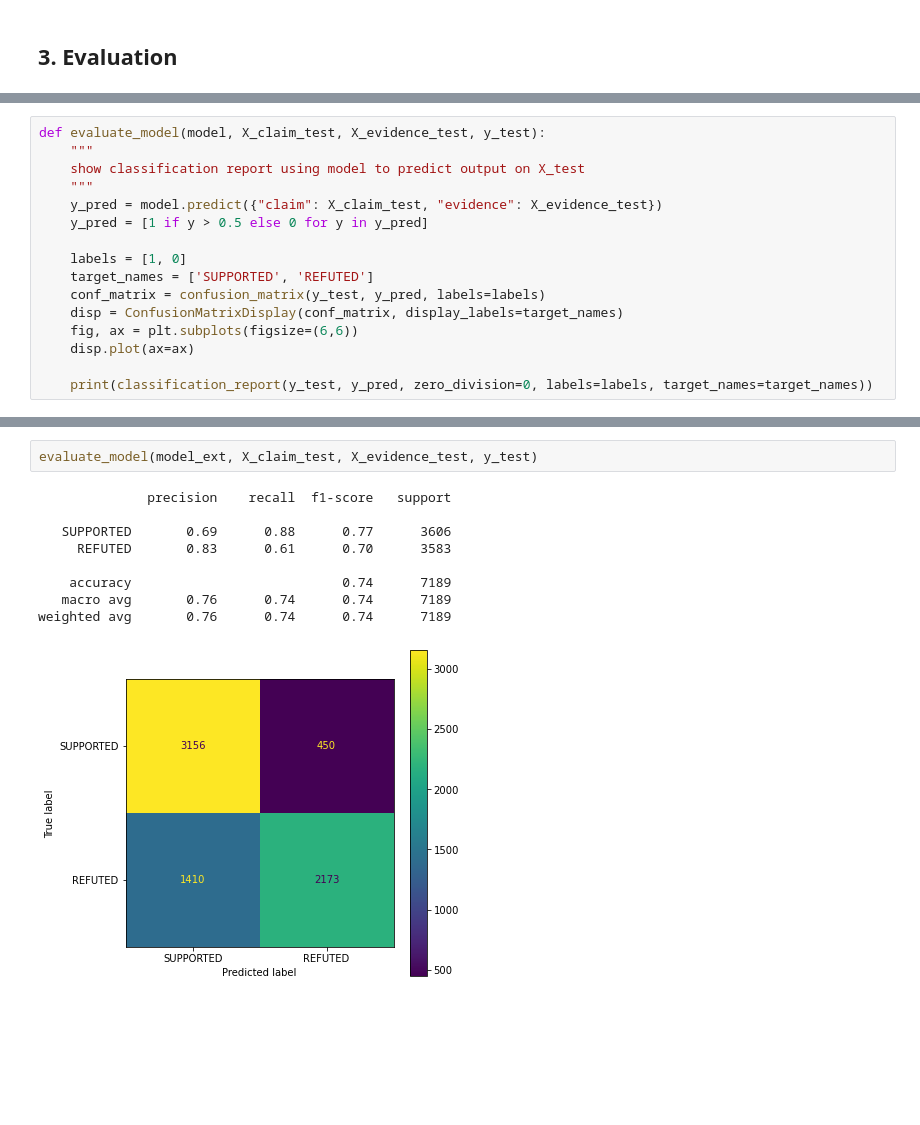
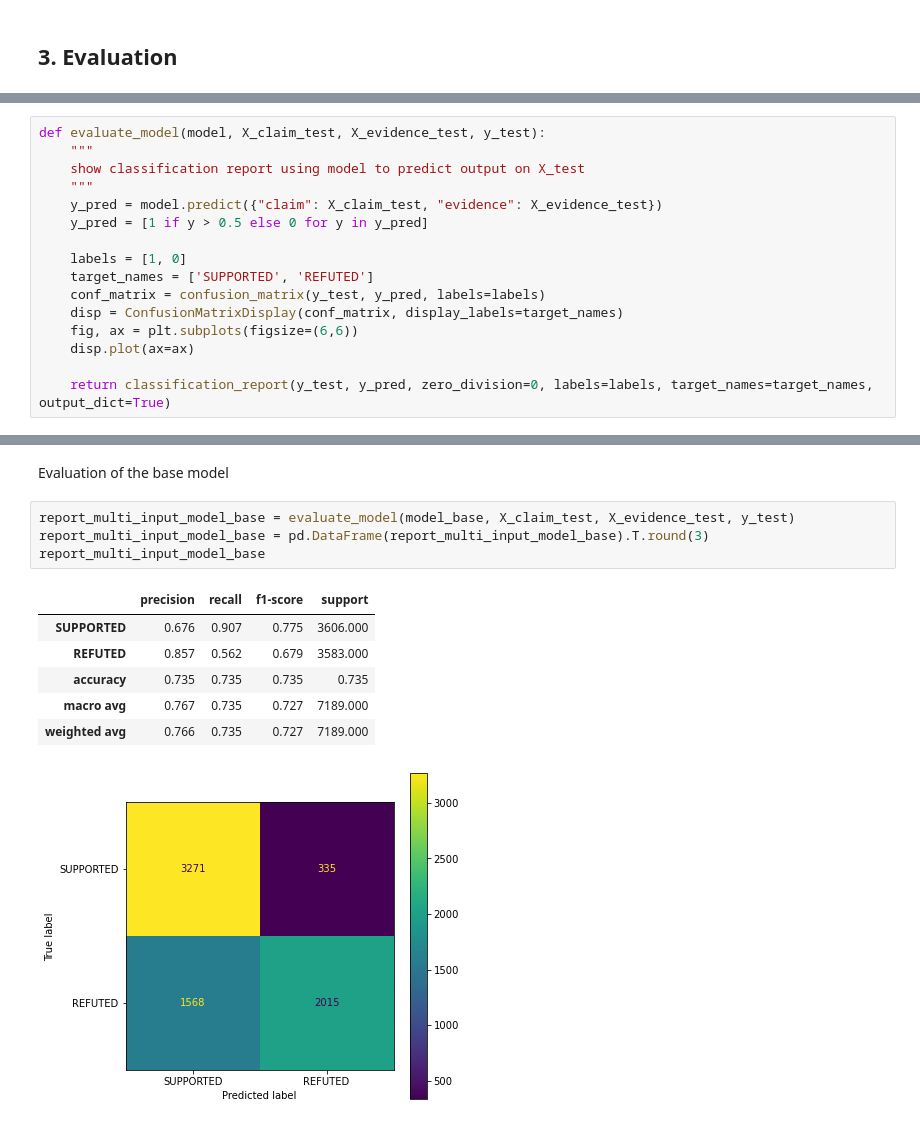
Before and after one commit to TheOnesThatWereAbroad/FactChecking, a Jupyter notebook: FactChecking.ipynb, the cells around one changed output, grey strips where cells are left out. Saved outputs shown, nothing was run; the diff lists cells and outputs as text; blank space fills up the shorter version.

```diff
--- a/FactChecking.ipynb
+++ b/FactChecking.ipynb
@@ -1113,4 +1085,4 @@ def evaluate_model(model, X_claim_test, X_evidence_test, y_test):
     fig, ax = plt.subplots(figsize=(6,6))
     disp.plot(ax=ax)
 
-    print(classification_report(y_test, y_pred, zero_division=0, labels=labels, target_names=target_names))
+    return classification_report(y_test, y_pred, zero_division=0, labels=labels, target_names=target_names, output_dict=True)
@@ -1129,12 +1089,14 @@ weighted avg       0.77      0.73      0.73      7189
-# %%
-evaluate_model(model_ext, X_claim_test, X_evidence_test, y_test)
-# %% [output]
-              precision    recall  f1-score   support
-
-   SUPPORTED       0.69      0.88      0.77      3606
-     REFUTED       0.83      0.61      0.70      3583
-
-    accuracy                           0.74      7189
-   macro avg       0.76      0.74      0.74      7189
-weighted avg       0.76      0.74      0.74      7189
-[figure, removed]
+# %% [markdown]
+Evaluation of the base model
+# %%
+report_multi_input_model_base = evaluate_model(model_base, X_claim_test, X_evidence_test, y_test)
+report_multi_input_model_base = pd.DataFrame(report_multi_input_model_base).T.round(3)
+report_multi_input_model_base
+# %% [output]
+|  | precision | recall | f1-score | support |
+| SUPPORTED | 0.676 | 0.907 | 0.775 | 3606.000 |
+| REFUTED | 0.857 | 0.562 | 0.679 | 3583.000 |
+| accuracy | 0.735 | 0.735 | 0.735 | 0.735 |
+| macro avg | 0.767 | 0.735 | 0.727 | 7189.000 |
+| weighted avg | 0.766 | 0.735 | 0.727 | 7189.000 |
+[figure, added]
```
Also changed, not shown: parts of 19 cells of this notebook, 1 other file.
